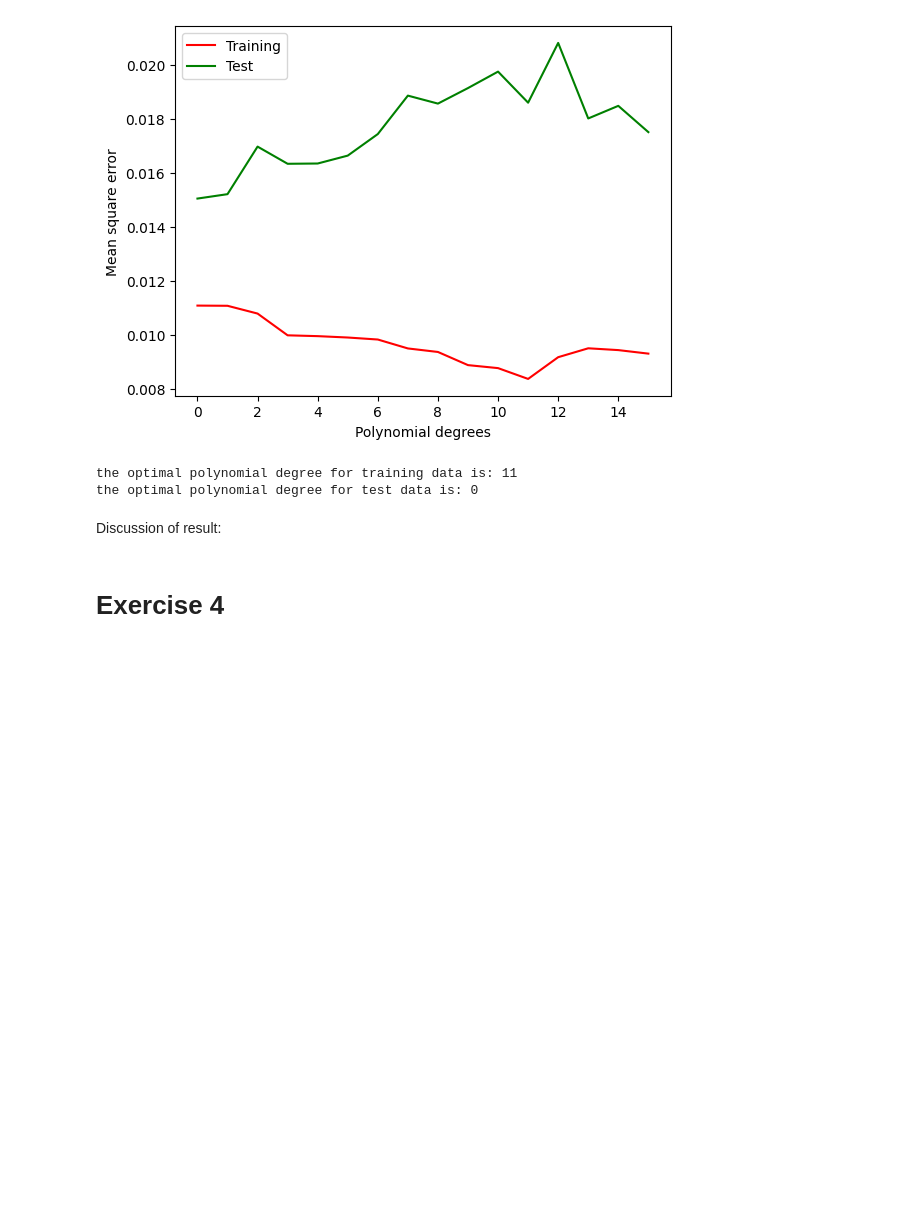
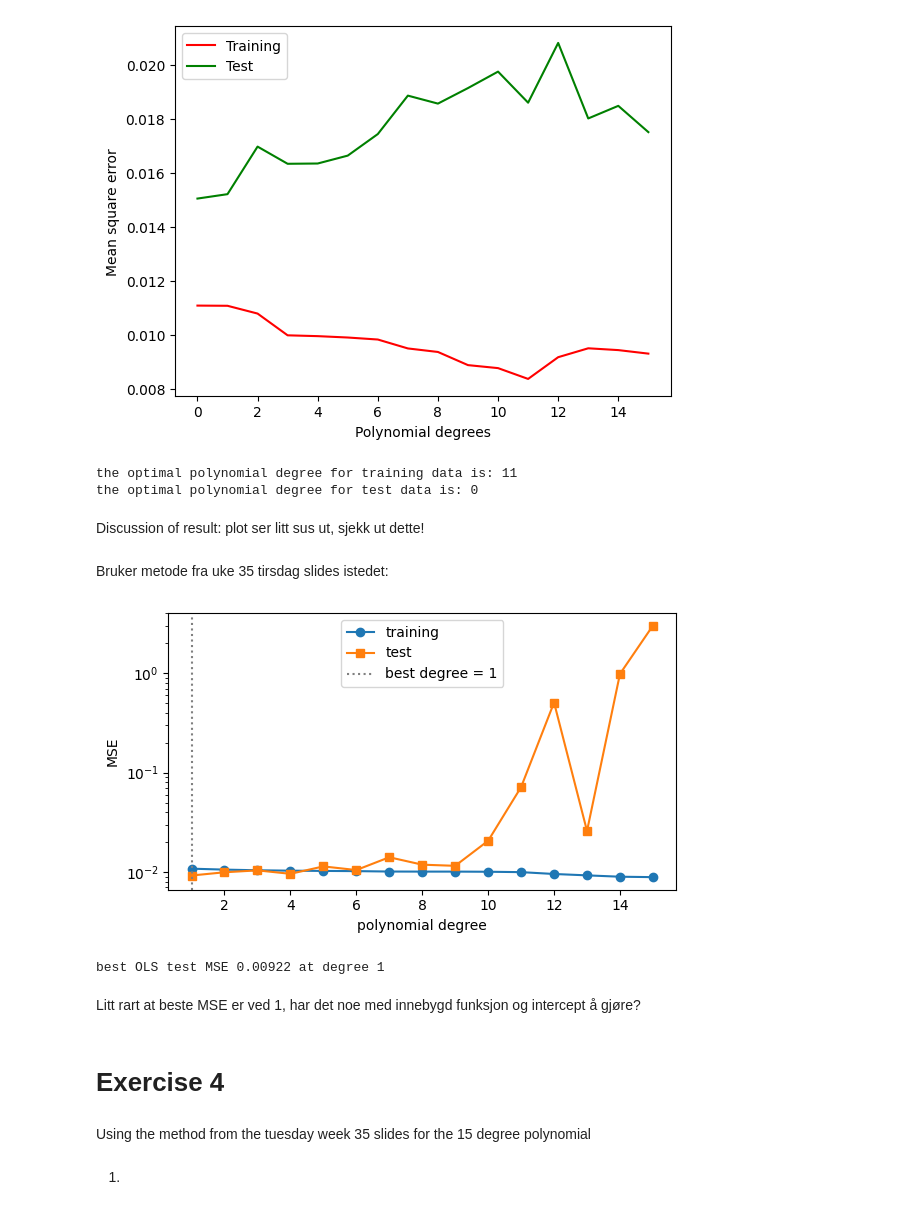
Before and after one commit to viktokr/FYS_STK4155-ukesoppgaver, a Jupyter notebook: VIK_ukesoppgaver35.ipynb, the cells around one changed output. Drawn from its saved outputs; the diff is of its cells as text; code cells hidden in the pictures; blank space fills up the shorter version.

Commit message:
lagt til litt på oppgave 4

```diff
--- a/VIK_ukesoppgaver35.ipynb
+++ b/VIK_ukesoppgaver35.ipynb
@@ -267,6 +267,47 @@ print(f'the optimal polynomial degree for test data is:',min_index_test[0][0])
 the optimal polynomial degree for training data is: 11
 the optimal polynomial degree for test data is: 0
 # %% [markdown]
-Discussion of result:
+Discussion of result: plot ser litt sus ut, sjekk ut dette!
+# %% [markdown]
+Bruker metode fra uke 35 tirsdag slides istedet:
+# %%
+def MSE(y_data, y_model):
+    return np.mean((y_data - y_model) ** 2)
+# %%
+n = 100
+x3 = np.linspace(-3, 3, n).reshape(-1, 1)
+y3 = np.exp(-x**2) + 1.5 * np.exp(-(x - 2)**2) + rng.normal(0, 0.1, x.shape)
+
+x_train, x_test, y_train, y_test = train_test_split(x3, y3, test_size=0.3,random_state=2026)
+
+# 1. OLS: training and test MSE against polynomial degree
+degrees = range(1, 16)
+mse_train, mse_test = [], []
+for d in degrees: # runs through degrees 1-15
+    # np.vander creates a matrix where the columns are the power of the input vector, increasing power in this case
+    Xtr = np.vander(x_train.flatten(), d + 1, increasing=True) # d + 1 is the number of columns
+    Xte = np.vander(x_test.flatten(),  d + 1, increasing=True)
+
+    theta = np.linalg.lstsq(Xtr, y_train, rcond=None)[0] # gives the theta parameters based on given polynomial degree in the design matrix
+    mse_train.append(MSE(y_train, Xtr @ theta)) # inputs in MSE (known y data, predicted y datas based on model)
+    mse_test.append(MSE(y_test,  Xte @ theta))
+
+best_d = degrees[int(np.argmin(mse_test))] # finds the index = degree that has the lowest MSE in test data
+plt.figure(figsize=(6, 3.5))
+plt.plot(degrees, mse_train, "o-", label="training") # plotting mean square error over degrees
+plt.plot(degrees, mse_test, "s-", label="test")
+plt.axvline(best_d, color="gray", ls=":", label=f"best degree = {best_d}")
+plt.xlabel("polynomial degree"); plt.ylabel("MSE"); plt.yscale("log"); plt.legend()
+plt.tight_layout(); plt.show()
+print(f"best OLS test MSE {min(mse_test):.5f} at degree {best_d}")
+# %% [output]
+[figure, added]
+best OLS test MSE 0.00922 at degree 1
+# %% [markdown]
+Litt rart at beste MSE er ved 1, har det noe med innebygd funksjon og intercept å gjøre?
 # %% [markdown]
 # Exercise 4
+# %% [markdown]
+Using the method from the tuesday week 35 slides for the 15 degree polynomial
+# %% [markdown]
+1.
```
Also changed, not shown: parts of 3 cells of this notebook.
